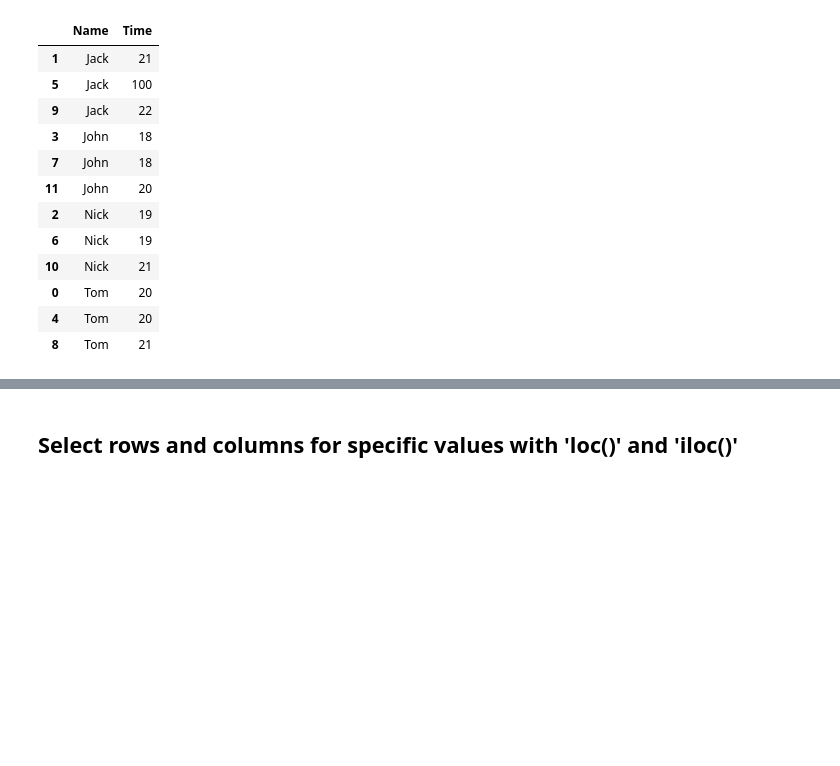
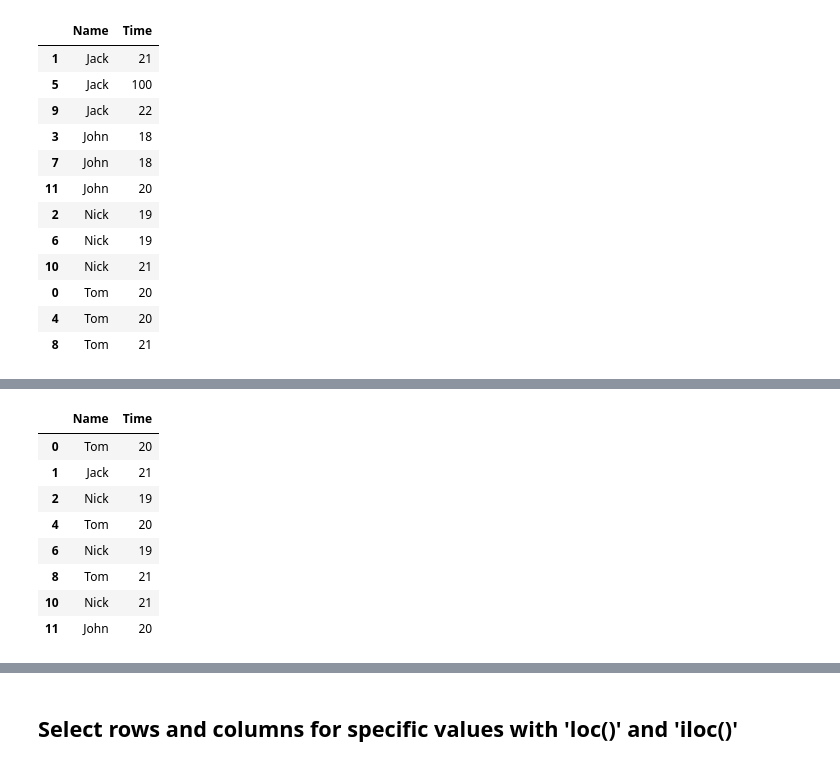
Before and after one commit to federico-trotta/Python_tips, a Jupyter notebook: Python_tips.ipynb, the cells around one changed output, grey strips where cells are left out. Drawn from its saved outputs; the diff is of its cells as text; code cells hidden in the pictures; blank space fills up the shorter version.

```diff
--- a/Python_tips.ipynb
+++ b/Python_tips.ipynb
@@ -331,0 +362,20 @@ time_cleaned.head()
+# %%
+#calculating mean and standard deviation of the column 'Time'
+mean = df['Time'].mean(axis=0) #mean
+sd = df['Time'].std() #standard deviation
+
+#cleaning 'Time' column in the interval (mean-sd; mean+sd)
+time_cleaned = df[(df['Time'] > (mean-sd)) & (df['Time'] < (mean+sd))]
+
+#showing cleaned dataframe
+time_cleaned
+# %% [output]
+|  | Name | Time |
+| 0 | Tom | 20 |
+| 1 | Jack | 21 |
+| 2 | Nick | 19 |
+| 4 | Tom | 20 |
+| 6 | Nick | 19 |
+| 8 | Tom | 21 |
+| 10 | Nick | 21 |
+| 11 | John | 20 |
```
Also changed, not shown: parts of 9 cells of this notebook.
